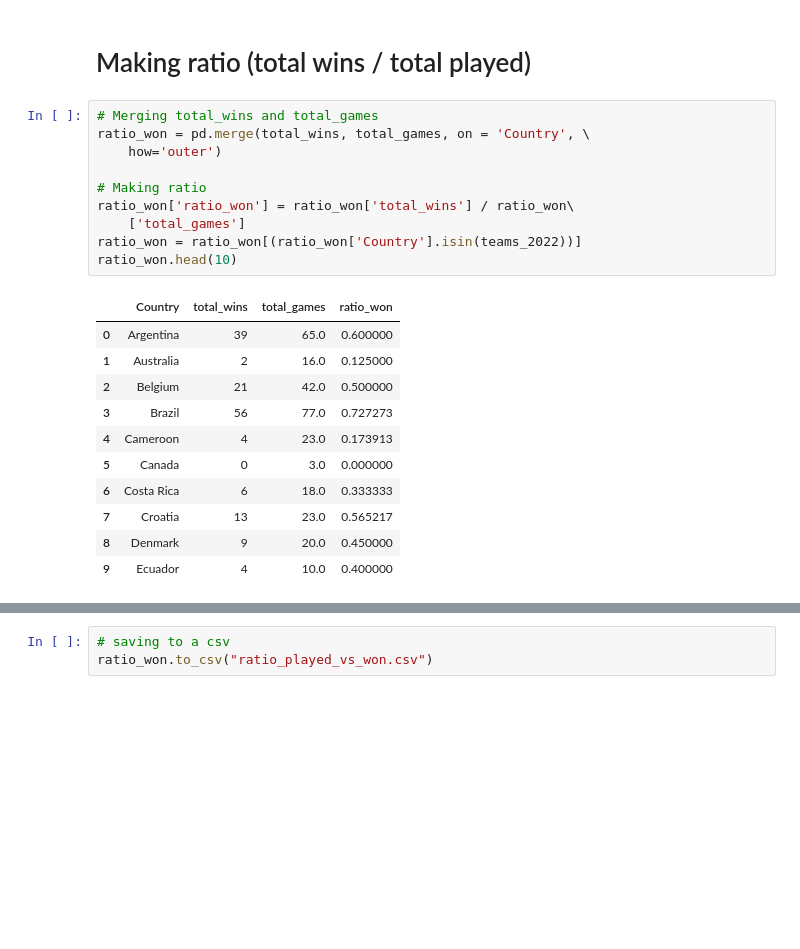
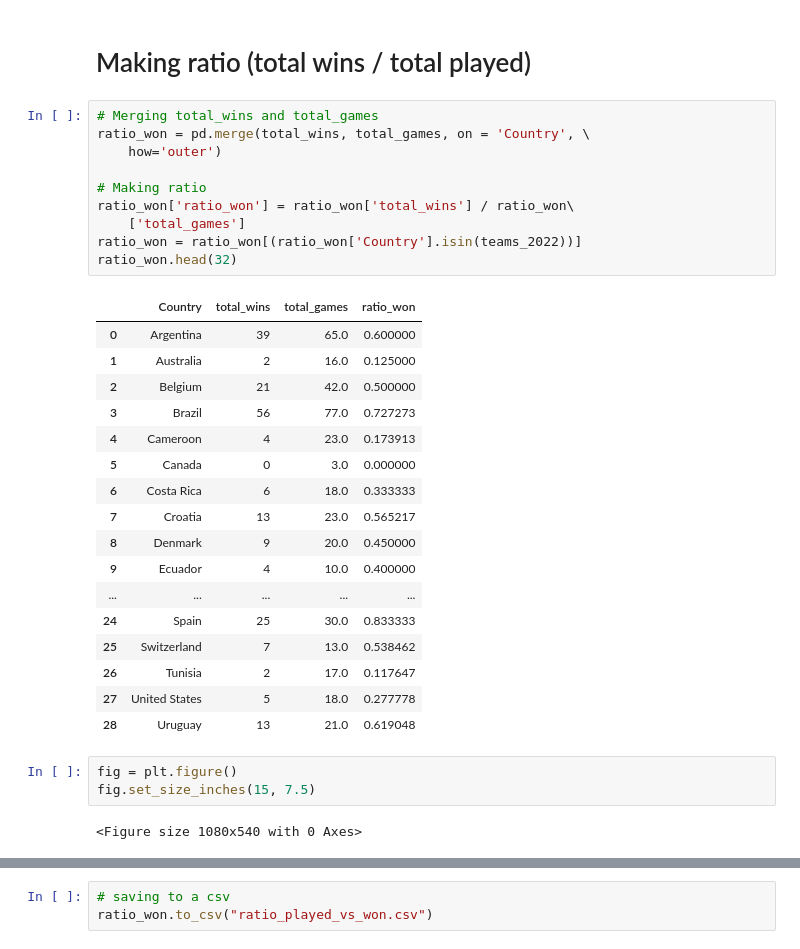
Before and after one commit to madelynbaker/2022-World-Cup-Prediction, a Jupyter notebook: Features/total_wins.ipynb, the cells around one changed output, grey strips where cells are left out. Drawn from its saved outputs; the diff is of its cells as text; blank space fills up the shorter version.

```diff
--- a/total_wins.ipynb
+++ b/Features/total_wins.ipynb
@@ -305,22 +329,33 @@ total_games.head(10)
 # %%
 # Merging total_wins and total_games
 ratio_won = pd.merge(total_wins, total_games, on = 'Country', \
     how='outer')
 
 # Making ratio
 ratio_won['ratio_won'] = ratio_won['total_wins'] / ratio_won\
     ['total_games']
 ratio_won = ratio_won[(ratio_won['Country'].isin(teams_2022))]
-ratio_won.head(10)
+ratio_won.head(32)
 # %% [output]
 |  | Country | total_wins | total_games | ratio_won |
 | 0 | Argentina | 39 | 65.0 | 0.600000 |
 | 1 | Australia | 2 | 16.0 | 0.125000 |
 | 2 | Belgium | 21 | 42.0 | 0.500000 |
 | 3 | Brazil | 56 | 77.0 | 0.727273 |
 | 4 | Cameroon | 4 | 23.0 | 0.173913 |
 | 5 | Canada | 0 | 3.0 | 0.000000 |
 | 6 | Costa Rica | 6 | 18.0 | 0.333333 |
 | 7 | Croatia | 13 | 23.0 | 0.565217 |
 | 8 | Denmark | 9 | 20.0 | 0.450000 |
 | 9 | Ecuador | 4 | 10.0 | 0.400000 |
+| ... | ... | ... | ... | ... |
+| 24 | Spain | 25 | 30.0 | 0.833333 |
+| 25 | Switzerland | 7 | 13.0 | 0.538462 |
+| 26 | Tunisia | 2 | 17.0 | 0.117647 |
+| 27 | United States | 5 | 18.0 | 0.277778 |
+| 28 | Uruguay | 13 | 21.0 | 0.619048 |
+# %%
+fig = plt.figure()
+fig.set_size_inches(15, 7.5)
+# %% [output]
+<Figure size 1080x540 with 0 Axes>
```
Also changed, not shown: parts of 4 cells of this notebook, 12 other files.
